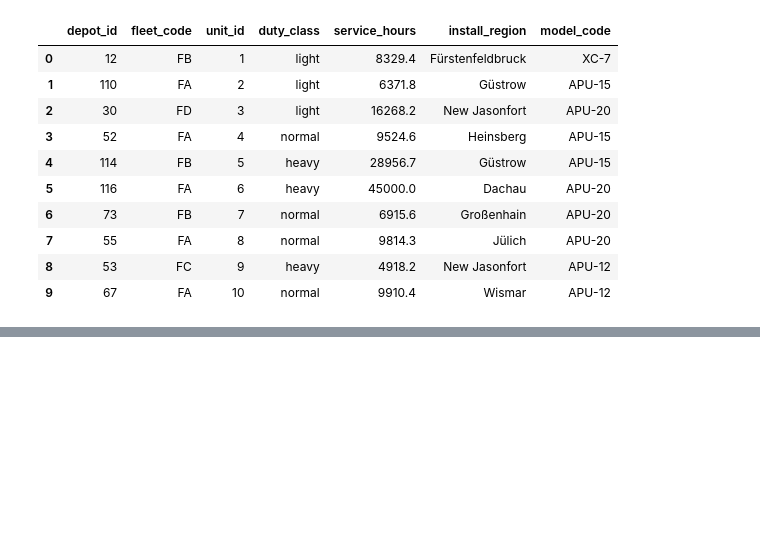
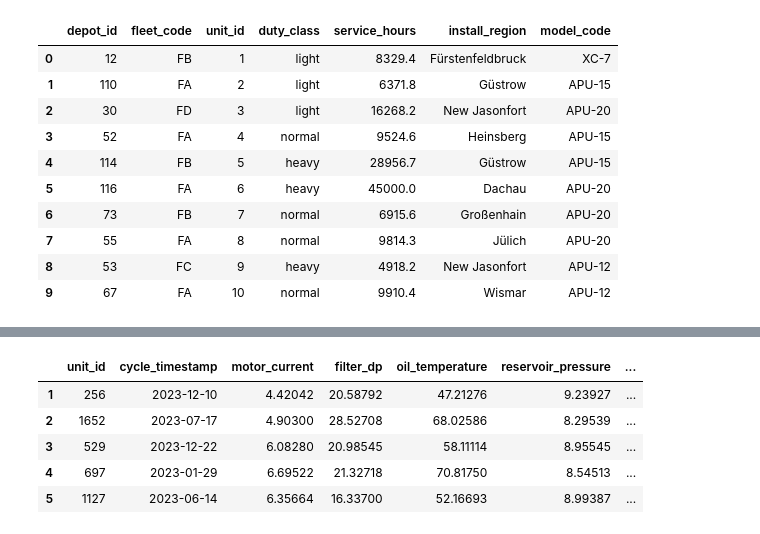
Before and after one commit to tancop/iau-projekt, a Jupyter notebook: main.ipynb, the cells around one changed output, grey strips where cells are left out. Cells and saved outputs as stored; diff of their text form; code cells hidden in the pictures; blank space fills up the shorter version.

```diff
--- a/main.ipynb
+++ b/main.ipynb
@@ -418,0 +434,3 @@ units.head(10)
+# %%
+dates = pd.to_datetime(readings['cycle_timestamp'],  format="mixed", cache=True).dt.date
+dates
@@ -418,0 +450,10 @@ units.head(10)
+# %%
+readings['cycle_timestamp'] = dates
+readings.head()
+# %% [output]
+|  | unit_id | cycle_timestamp | motor_current | filter_dp | oil_temperature | reservoir_pressure | ... |
+| 1 | 256 | 2023-12-10 | 4.42042 | 20.58792 | 47.21276 | 9.23927 | ... |
+| 2 | 1652 | 2023-07-17 | 4.90300 | 28.52708 | 68.02586 | 8.29539 | ... |
+| 3 | 529 | 2023-12-22 | 6.08280 | 20.98545 | 58.11114 | 8.95545 | ... |
+| 4 | 697 | 2023-01-29 | 6.69522 | 21.32718 | 70.81750 | 8.54513 | ... |
+| 5 | 1127 | 2023-06-14 | 6.35664 | 16.33700 | 52.16693 | 8.99387 | ... |
```
Also changed, not shown: parts of 6 cells of this notebook.
